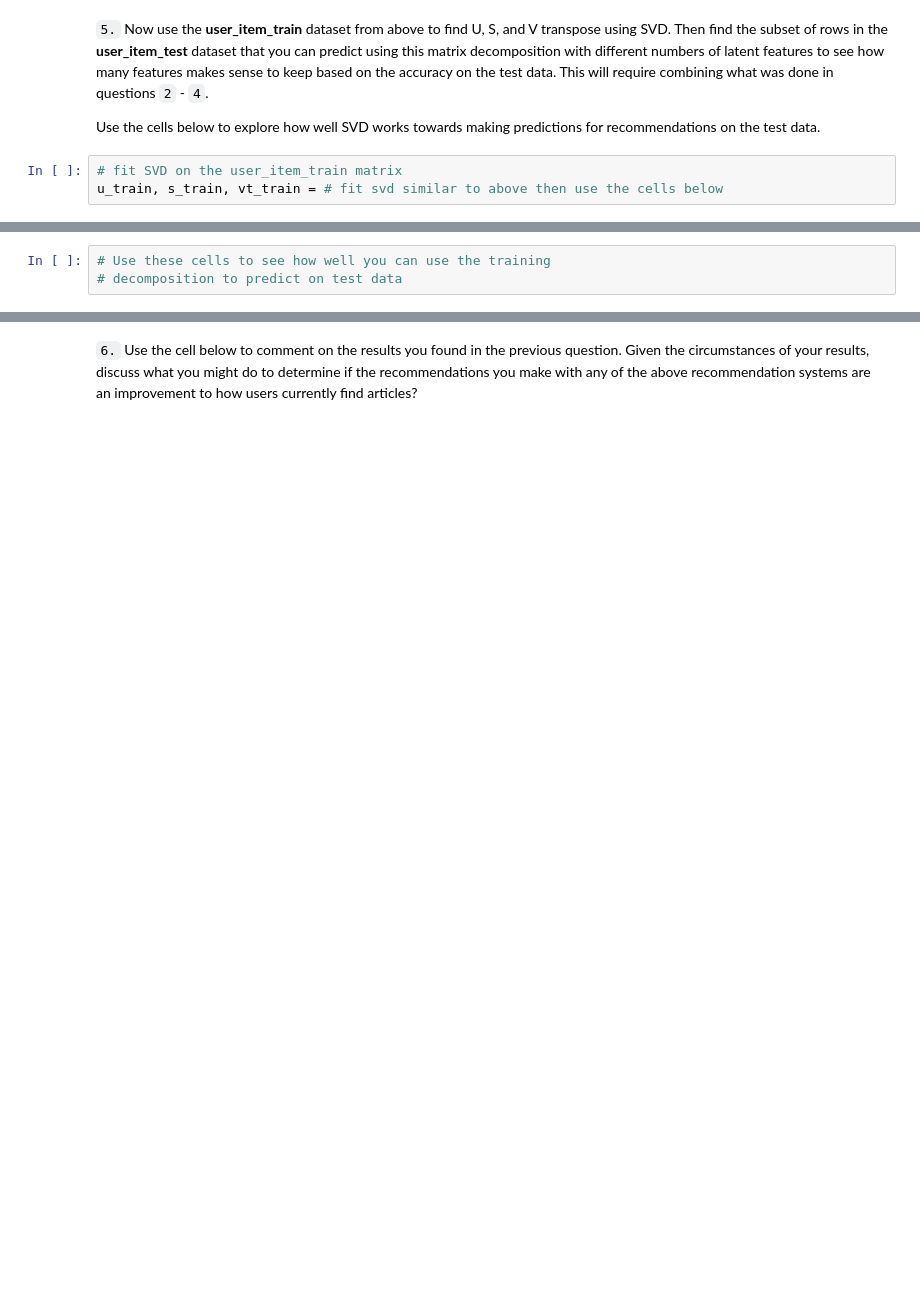
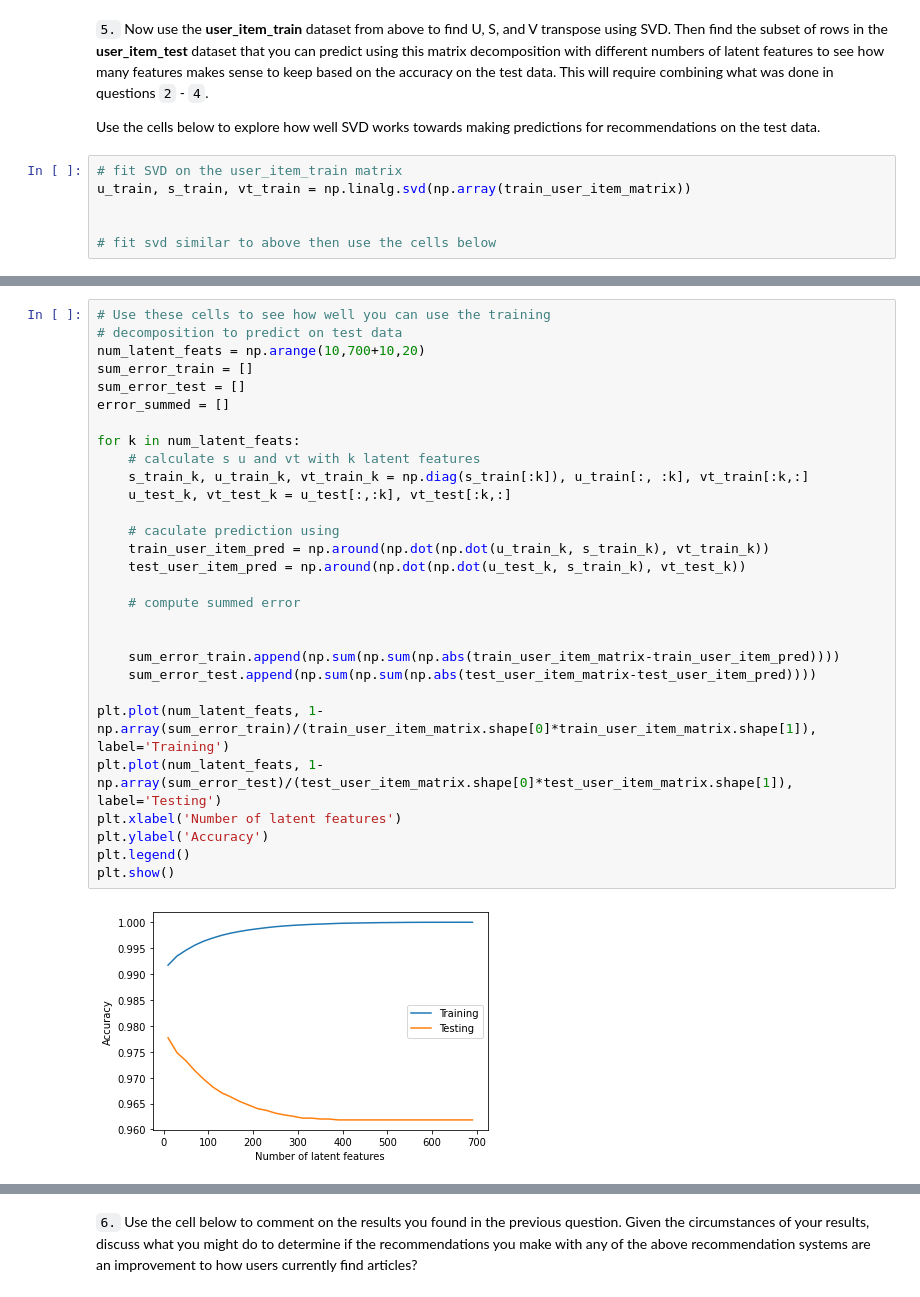
Before and after one commit to MonNum5/IBM_Recommandations_Udacity, a Jupyter notebook: Recommendations_with_IBM.ipynb, the cells around one changed output, grey strips where cells are left out. Drawn from its saved outputs; the diff is of its cells as text; blank space fills up the shorter version.

```diff
--- a/Recommendations_with_IBM.ipynb
+++ b/Recommendations_with_IBM.ipynb
@@ -889,4 +917,7 @@ SyntaxError: invalid syntax (<ipython-input-48-d7bedd572521>, line 10)
 Use the cells below to explore how well SVD works towards making predictions for recommendations on the test data.
 # %%
 # fit SVD on the user_item_train matrix
-u_train, s_train, vt_train = # fit svd similar to above then use the cells below
+u_train, s_train, vt_train = np.linalg.svd(np.array(train_user_item_matrix))
+
+
+# fit svd similar to above then use the cells below
@@ -895,3 +924,31 @@ SyntaxError: invalid syntax (<ipython-input-49-f93e4efee773>, line 2)
-# %%
-# Use these cells to see how well you can use the training
-# decomposition to predict on test data
+# %%
+# Use these cells to see how well you can use the training
+# decomposition to predict on test data
+num_latent_feats = np.arange(10,700+10,20)
+sum_error_train = []
+sum_error_test = []
+error_summed = []
+
+for k in num_latent_feats:
+    # calculate s u and vt with k latent features
+    s_train_k, u_train_k, vt_train_k = np.diag(s_train[:k]), u_train[:, :k], vt_train[:k,:]
+    u_test_k, vt_test_k = u_test[:,:k], vt_test[:k,:]
+
+    # caculate prediction using
+    train_user_item_pred = np.around(np.dot(np.dot(u_train_k, s_train_k), vt_train_k))
+    test_user_item_pred = np.around(np.dot(np.dot(u_test_k, s_train_k), vt_test_k))
+
+    # compute summed error
+
+
+    sum_error_train.append(np.sum(np.sum(np.abs(train_user_item_matrix-train_user_item_pred))))
+    sum_error_test.append(np.sum(np.sum(np.abs(test_user_item_matrix-test_user_item_pred))))
+
+plt.plot(num_latent_feats, 1-np.array(sum_error_train)/(train_user_item_matrix.shape[0]*train_user_item_matrix.shape[1]), label='Training')
+plt.plot(num_latent_feats, 1-np.array(sum_error_test)/(test_user_item_matrix.shape[0]*test_user_item_matrix.shape[1]), label='Testing')
+plt.xlabel('Number of latent features')
+plt.ylabel('Accuracy')
+plt.legend()
+plt.show()
+# %% [output]
+[figure, added]
```
Also changed, not shown: parts of 32 cells of this notebook, 1 other file.
